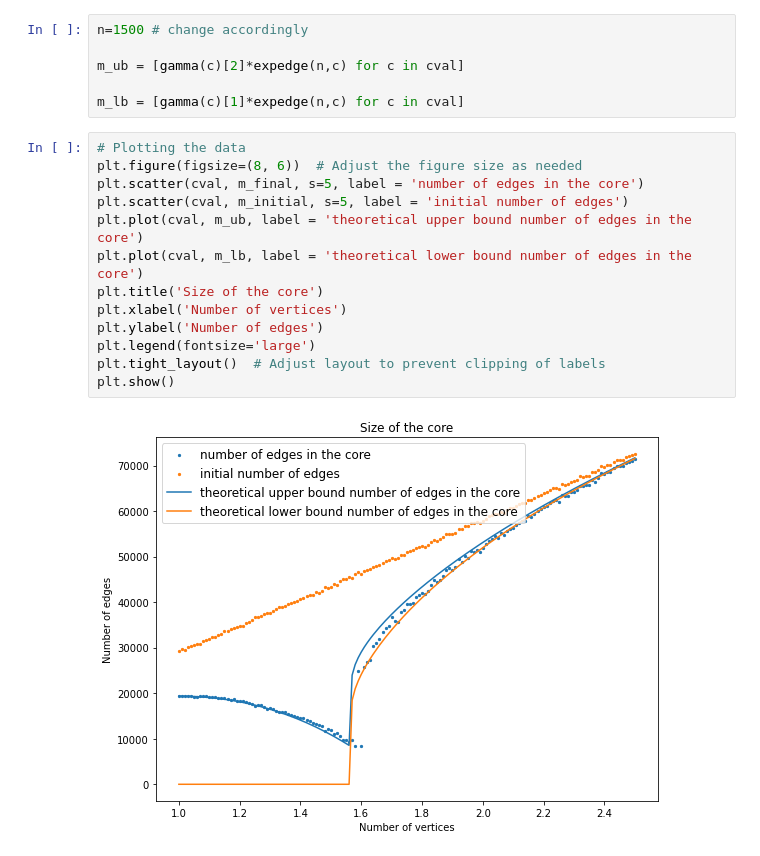
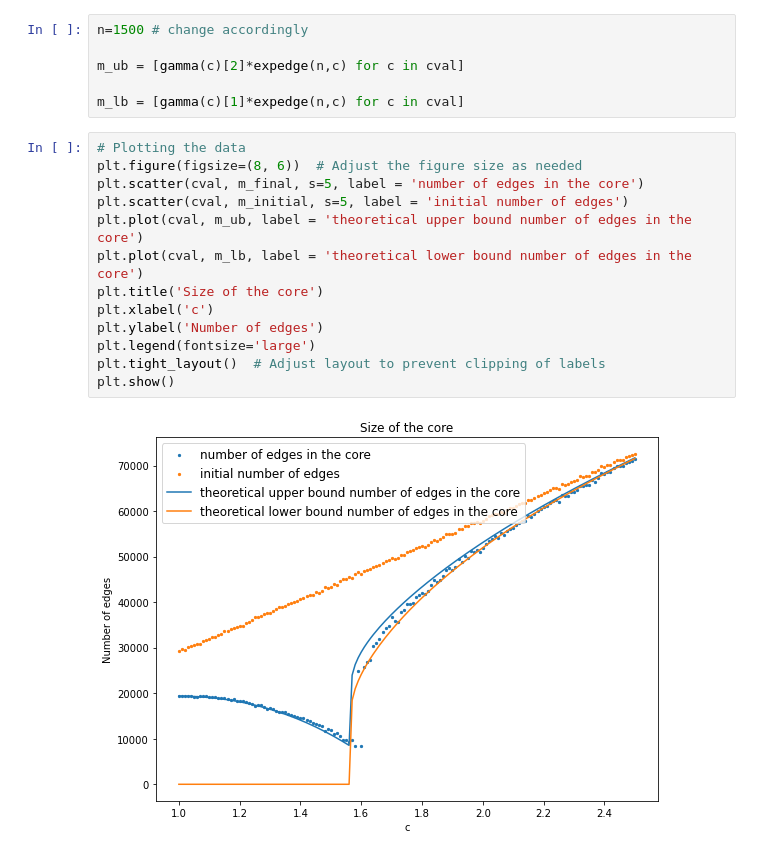
Before and after one commit to soumikdt/Edge-Collapse-On-Random-Clique-Complex, a Jupyter notebook: visual.ipynb, the cells around one changed output. Cells and saved outputs as stored; diff of their text form.

```diff
--- a/visual.ipynb
+++ b/visual.ipynb
@@ -133,15 +133,15 @@ m_lb = [gamma(c)[1]*expedge(n,c) for c in cval]
 # %%
 # Plotting the data
 plt.figure(figsize=(8, 6))  # Adjust the figure size as needed
 plt.scatter(cval, m_final, s=5, label = 'number of edges in the core')
 plt.scatter(cval, m_initial, s=5, label = 'initial number of edges')
 plt.plot(cval, m_ub, label = 'theoretical upper bound number of edges in the core')
 plt.plot(cval, m_lb, label = 'theoretical lower bound number of edges in the core')
 plt.title('Size of the core')
-plt.xlabel('Number of vertices')
+plt.xlabel('c')
 plt.ylabel('Number of edges')
 plt.legend(fontsize='large')
 plt.tight_layout()  # Adjust layout to prevent clipping of labels
 plt.show()
 # %% [output]
-[figure, old version]
+[figure, new version]
```
